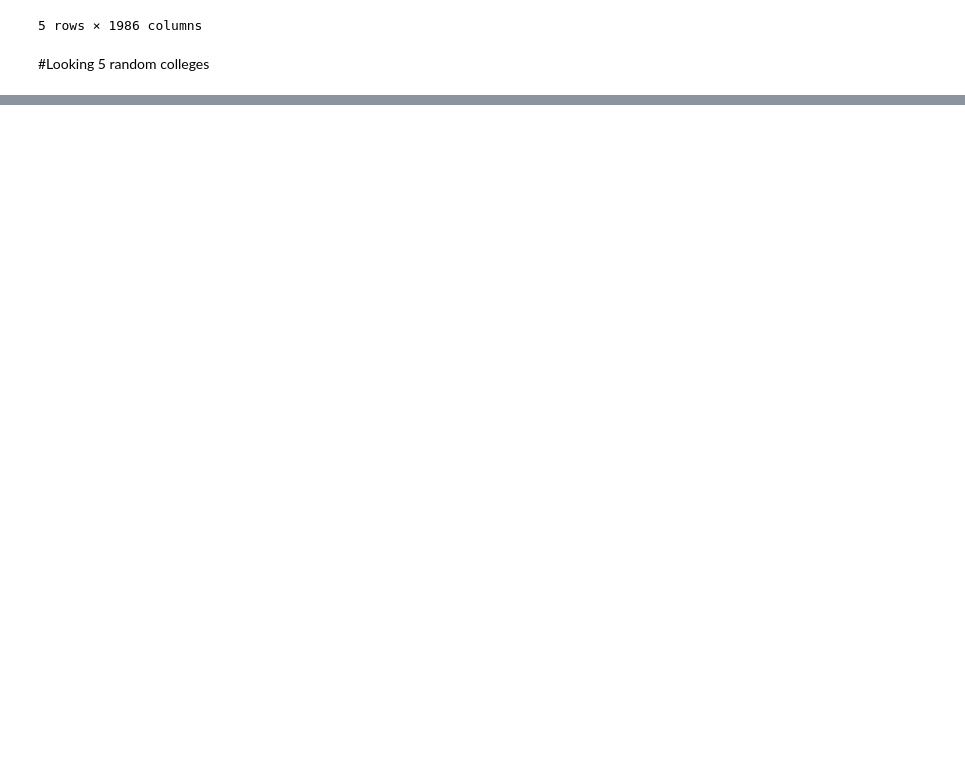
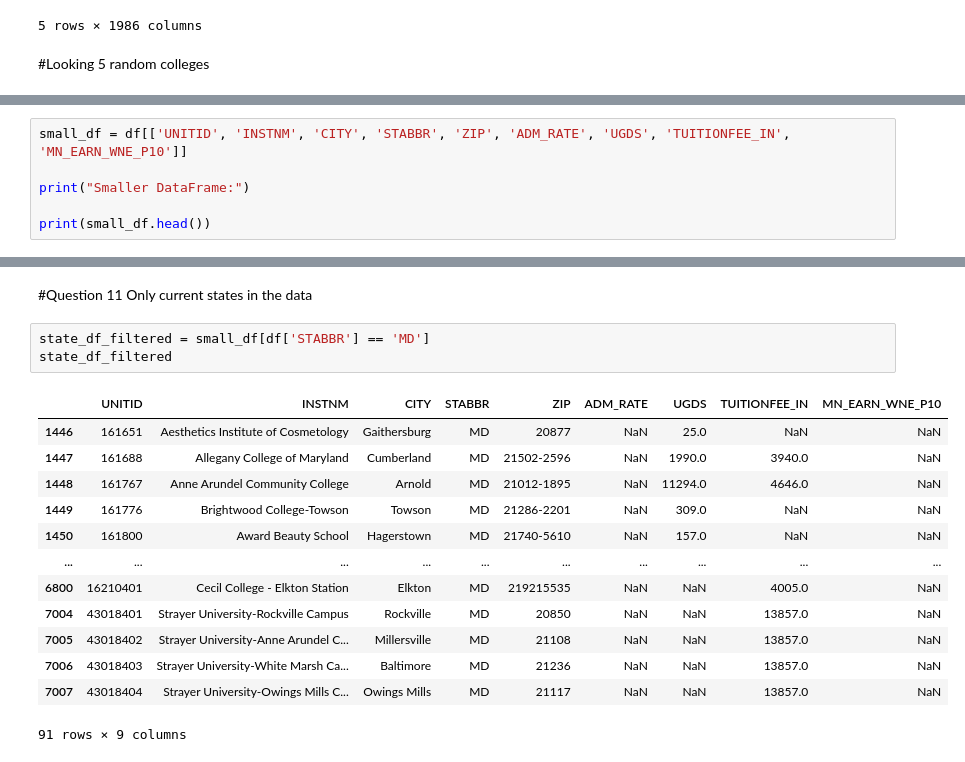
Before and after one commit to Zarak00/Data690_fall2022, a Jupyter notebook: assignment_04/assignment_04.ipynb, the cells around one changed output, grey strips where cells are left out. Drawn from its saved outputs; the diff is of its cells as text; blank space fills up the shorter version.

```diff
--- a/assignment_04/assignment_04.ipynb
+++ b/assignment_04/assignment_04.ipynb
@@ -115,0 +73,6 @@ prof.to_file(output_file='output.html')
+# %%
+small_df = df[['UNITID', 'INSTNM', 'CITY', 'STABBR', 'ZIP', 'ADM_RATE', 'UGDS', 'TUITIONFEE_IN', 'MN_EARN_WNE_P10']]
+
+print("Smaller DataFrame:")
+
+print(small_df.head())
@@ -115,0 +186,19 @@ prof.to_file(output_file='output.html')
+# %% [markdown]
+#Question 11 Only current states in the data
+# %%
+state_df_filtered = small_df[df['STABBR'] == 'MD']
+state_df_filtered
+# %% [output]
+|  | UNITID | INSTNM | CITY | STABBR | ZIP | ADM_RATE | UGDS | TUITIONFEE_IN | MN_EARN_WNE_P10 |
+| 1446 | 161651 | Aesthetics Institute of Cosmetology | Gaithersburg | MD | 20877 | NaN | 25.0 | NaN | NaN |
+| 1447 | 161688 | Allegany College of Maryland | Cumberland | MD | 21502-2596 | NaN | 1990.0 | 3940.0 | NaN |
+| 1448 | 161767 | Anne Arundel Community College | Arnold | MD | 21012-1895 | NaN | 11294.0 | 4646.0 | NaN |
+| 1449 | 161776 | Brightwood College-Towson | Towson | MD | 21286-2201 | NaN | 309.0 | NaN | NaN |
+| 1450 | 161800 | Award Beauty School | Hagerstown | MD | 21740-5610 | NaN | 157.0 | NaN | NaN |
+| ... | ... | ... | ... | ... | ... | ... | ... | ... | ... |
+| 6800 | 16210401 | Cecil College - Elkton Station | Elkton | MD | 219215535 | NaN | NaN | 4005.0 | NaN |
+| 7004 | 43018401 | Strayer University-Rockville Campus | Rockville | MD | 20850 | NaN | NaN | 13857.0 | NaN |
+| 7005 | 43018402 | Strayer University-Anne Arundel C... | Millersville | MD | 21108 | NaN | NaN | 13857.0 | NaN |
+| 7006 | 43018403 | Strayer University-White Marsh Ca... | Baltimore | MD | 21236 | NaN | NaN | 13857.0 | NaN |
+| 7007 | 43018404 | Strayer University-Owings Mills C... | Owings Mills | MD | 21117 | NaN | NaN | 13857.0 | NaN |
+91 rows × 9 columns
```
Also changed, not shown: parts of 25 cells of this notebook.
